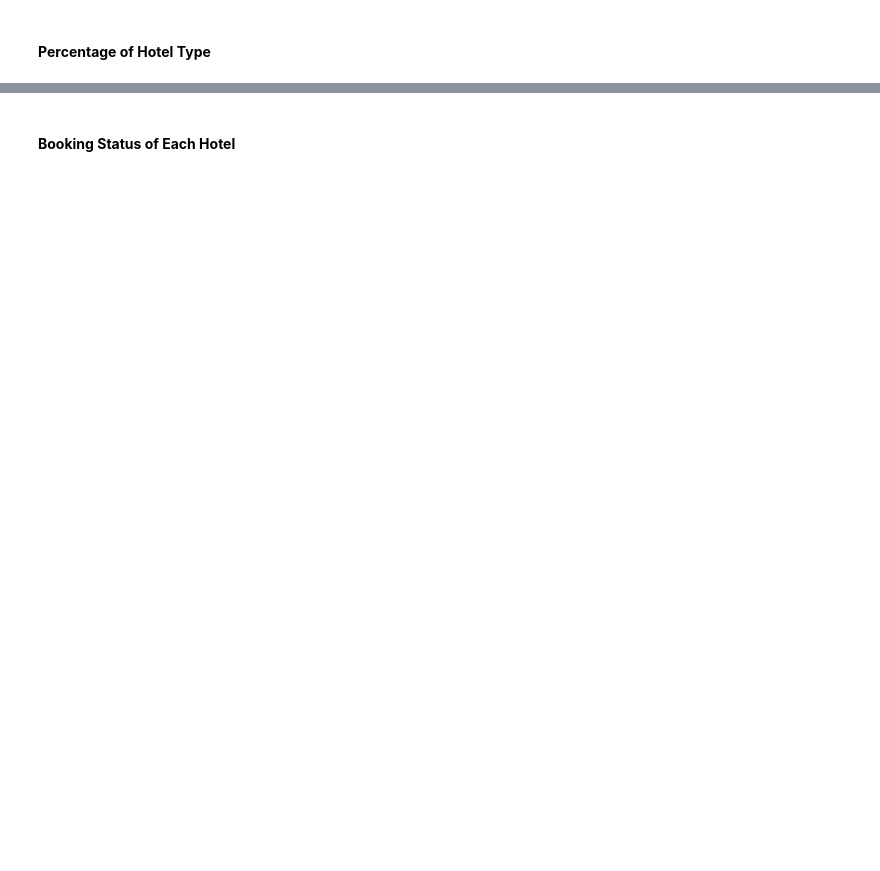
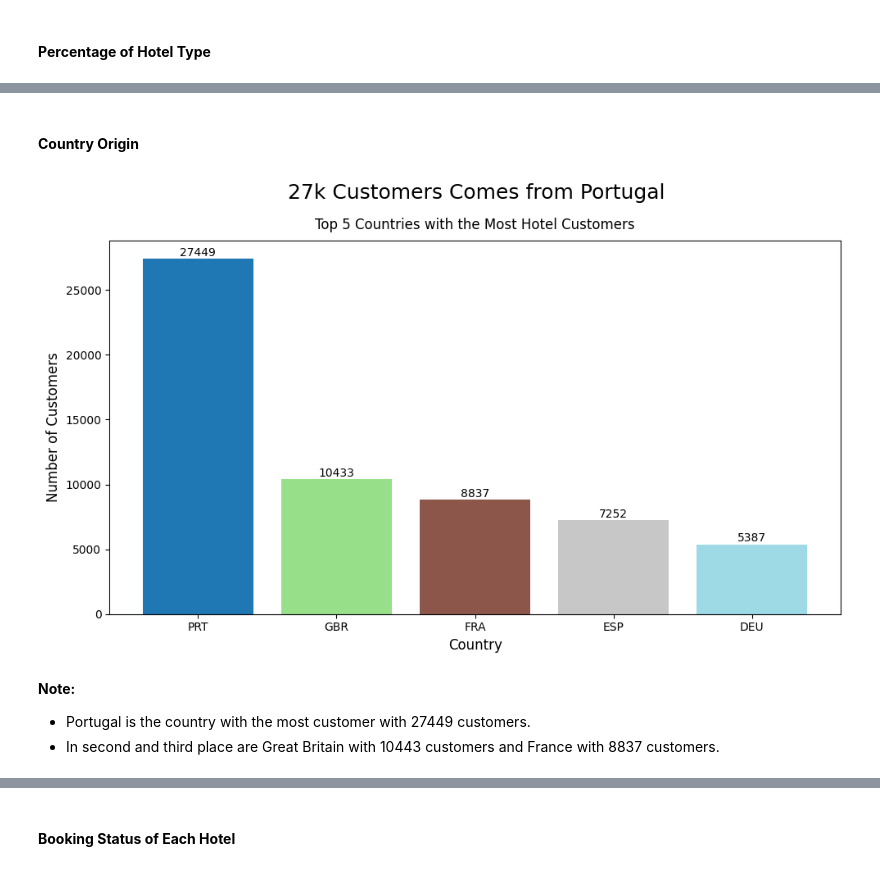
Before and after one commit to garudapaksi-yusuf/Hotel_Booking_Demand, a Jupyter notebook: Hotel_Booking_Demand_Part_1.ipynb, the cells around one changed output, grey strips where cells are left out. Saved outputs shown, nothing was run; the diff lists cells and outputs as text; code cells hidden in the pictures; blank space fills up the shorter version.

```diff
--- a/Hotel_Booking_Demand_Part_1.ipynb
+++ b/Hotel_Booking_Demand_Part_1.ipynb
@@ -754,0 +687,30 @@ plt.show()
+# %% [markdown]
+#### **Country Origin**
+# %%
+country_counts = df['country'].value_counts()
+
+top_countries = country_counts.nlargest(5)
+
+plt.figure(figsize=(10, 6))
+colors = plt.cm.tab20(np.linspace(0, 1, len(top_countries)))
+bars = plt.bar(top_countries.index, top_countries.values, color=colors)
+
+plt.title('Top 5 Countries with the Most Hotel Customers', fontsize=12, pad=10, loc='center')
+plt.suptitle('27k Customers Comes from Portugal', fontsize=18, y=0.98, x= 0.54)
+
+plt.xlabel('Country', fontsize=12)
+plt.ylabel('Number of Customers', fontsize=12)
+
+for bar in bars:
+    yval = bar.get_height()
+    plt.text(bar.get_x() + bar.get_width()/2, yval + 3, int(yval), ha='center', va='bottom')
+
+plt.tight_layout(rect=[0, 0, 1, 1])
+
+plt.show()
+# %% [output]
+[figure, added]
+# %% [markdown]
+**Note:**<br>
+- Portugal is the country with the most customer with 27449 customers.
+- In second and third place are Great Britain with 10443 customers and France with 8837 customers.
```
Also changed, not shown: parts of 94 cells of this notebook, 5 other files.
